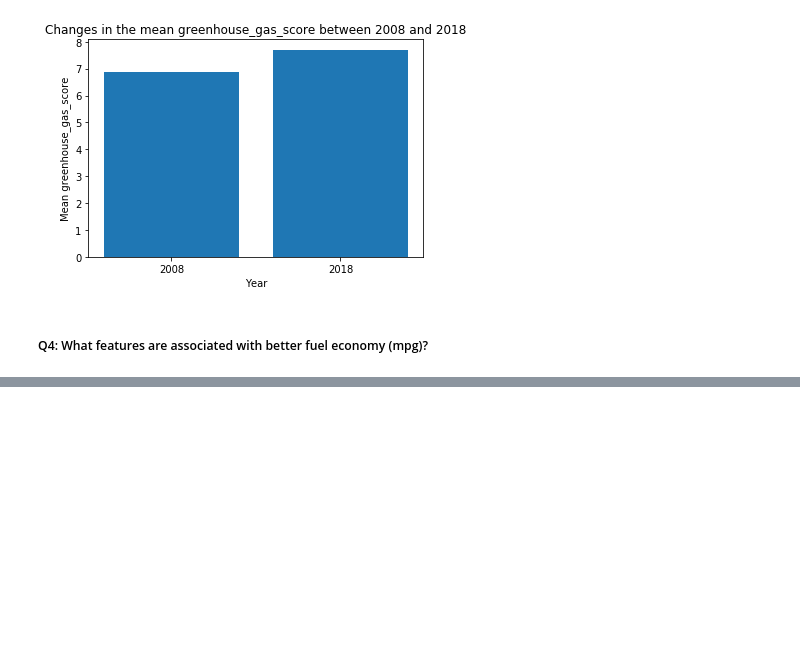
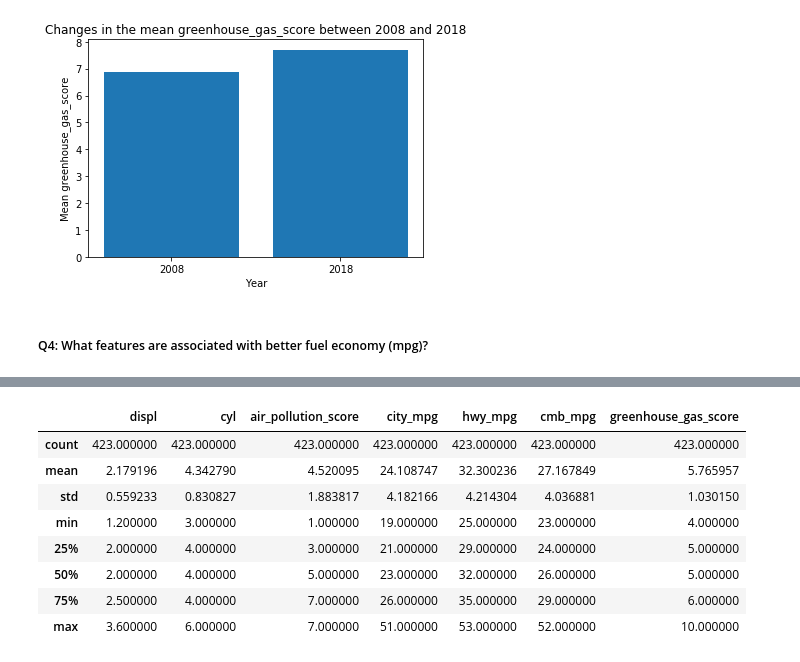
Before and after one commit to PadmarajBhat/DataAnalyst-1, a Jupyter notebook: The Data Analysis Process/Data Analysis Process - Case Study 2.ipynb, the cells around one changed output, grey strips where cells are left out. Cells and saved outputs as stored; diff of their text form; code cells hidden in the pictures; blank space fills up the shorter version.

```diff
--- a/The Data Analysis Process/Data Analysis Process - Case Study 2.ipynb
+++ b/The Data Analysis Process/Data Analysis Process - Case Study 2.ipynb
@@ -772,0 +794,12 @@ plt.title('Changes in the mean greenhouse_gas_score between 2008 and 2018');
+# %%
+df_18_new.loc[df_18_new.cmb_mpg > df_18_new.cmb_mpg.mean(),:].describe()
+# %% [output]
+|  | displ | cyl | air_pollution_score | city_mpg | hwy_mpg | cmb_mpg | greenhouse_gas_score |
+| count | 423.000000 | 423.000000 | 423.000000 | 423.000000 | 423.000000 | 423.000000 | 423.000000 |
+| mean | 2.179196 | 4.342790 | 4.520095 | 24.108747 | 32.300236 | 27.167849 | 5.765957 |
+| std | 0.559233 | 0.830827 | 1.883817 | 4.182166 | 4.214304 | 4.036881 | 1.030150 |
+| min | 1.200000 | 3.000000 | 1.000000 | 19.000000 | 25.000000 | 23.000000 | 4.000000 |
+| 25% | 2.000000 | 4.000000 | 3.000000 | 21.000000 | 29.000000 | 24.000000 | 5.000000 |
+| 50% | 2.000000 | 4.000000 | 5.000000 | 23.000000 | 32.000000 | 26.000000 | 5.000000 |
+| 75% | 2.500000 | 4.000000 | 7.000000 | 26.000000 | 35.000000 | 29.000000 | 6.000000 |
+| max | 3.600000 | 6.000000 | 7.000000 | 51.000000 | 53.000000 | 52.000000 | 10.000000 |
```
Also changed, not shown: parts of 2 cells of this notebook.
